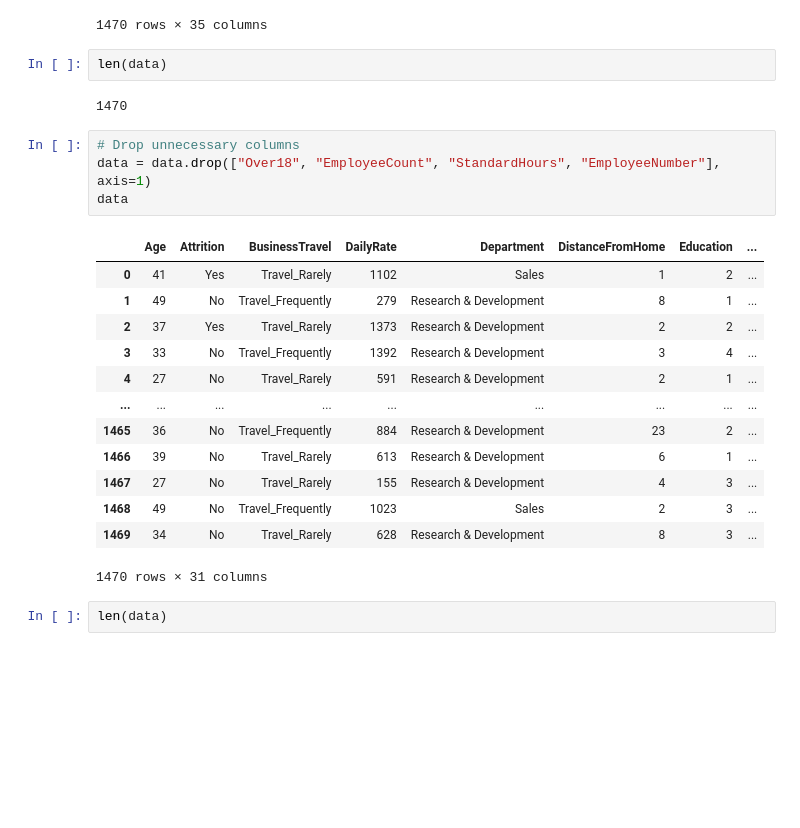
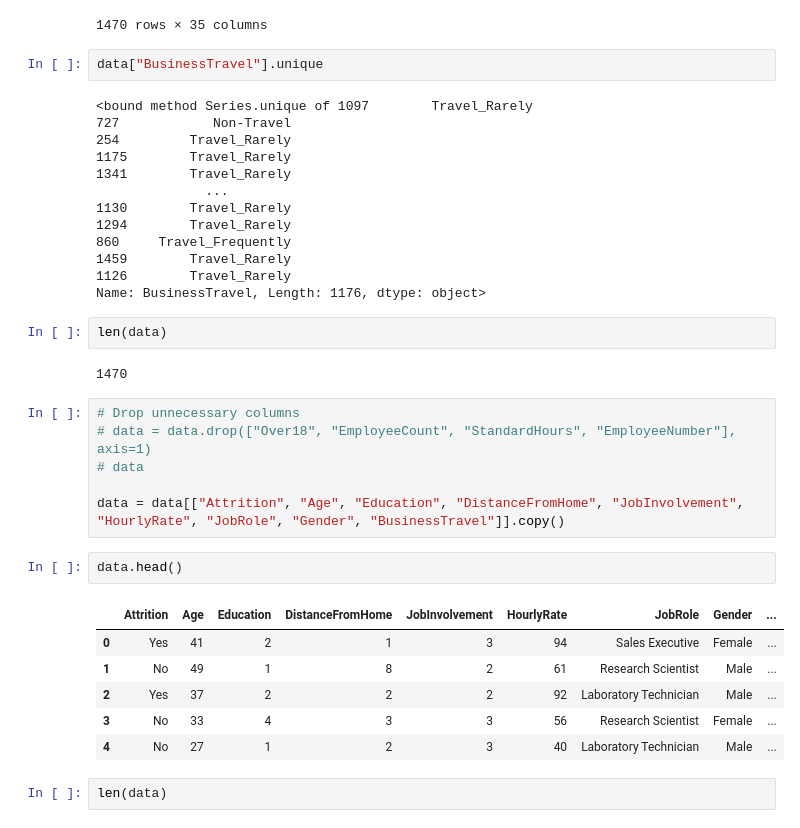
Before and after one commit to SanabuW/attrition_ML, a Jupyter notebook: ml_models/prediction_model3.ipynb, the cells around one changed output. Drawn from its saved outputs; the diff is of its cells as text; blank space fills up the shorter version.

```diff
--- a/ml_models/prediction_model3.ipynb
+++ b/ml_models/prediction_model3.ipynb
@@ -34,28 +34,40 @@ data
 | 1468 | 49 | No | Travel_Frequently | 1023 | Sales | 2 | 3 | ... |
 | 1469 | 34 | No | Travel_Rarely | 628 | Research & Development | 8 | 3 | ... |
 1470 rows × 35 columns
+# %%
+data["BusinessTravel"].unique
+# %% [output]
+<bound method Series.unique of 1097        Travel_Rarely
+727            Non-Travel
+254         Travel_Rarely
+1175        Travel_Rarely
+1341        Travel_Rarely
+              ...
+1130        Travel_Rarely
+1294        Travel_Rarely
+860     Travel_Frequently
+1459        Travel_Rarely
+1126        Travel_Rarely
+Name: BusinessTravel, Length: 1176, dtype: object>
 # %%
 len(data)
 # %% [output]
 1470
 # %%
 # Drop unnecessary columns
-data = data.drop(["Over18", "EmployeeCount", "StandardHours", "EmployeeNumber"], axis=1)
-data
+# data = data.drop(["Over18", "EmployeeCount", "StandardHours", "EmployeeNumber"], axis=1)
+# data
+
+data = data[["Attrition", "Age", "Education", "DistanceFromHome", "JobInvolvement", "HourlyRate", "JobRole", "Gender", "BusinessTravel"]].copy()
-# %% [output]
-|  | Age | Attrition | BusinessTravel | DailyRate | Department | DistanceFromHome | Education | ... |
-| 0 | 41 | Yes | Travel_Rarely | 1102 | Sales | 1 | 2 | ... |
-| 1 | 49 | No | Travel_Frequently | 279 | Research & Development | 8 | 1 | ... |
-| 2 | 37 | Yes | Travel_Rarely | 1373 | Research & Development | 2 | 2 | ... |
-| 3 | 33 | No | Travel_Frequently | 1392 | Research & Development | 3 | 4 | ... |
-| 4 | 27 | No | Travel_Rarely | 591 | Research & Development | 2 | 1 | ... |
-| ... | ... | ... | ... | ... | ... | ... | ... | ... |
-| 1465 | 36 | No | Travel_Frequently | 884 | Research & Development | 23 | 2 | ... |
-| 1466 | 39 | No | Travel_Rarely | 613 | Research & Development | 6 | 1 | ... |
-| 1467 | 27 | No | Travel_Rarely | 155 | Research & Development | 4 | 3 | ... |
-| 1468 | 49 | No | Travel_Frequently | 1023 | Sales | 2 | 3 | ... |
-| 1469 | 34 | No | Travel_Rarely | 628 | Research & Development | 8 | 3 | ... |
-1470 rows × 31 columns
+# %%
+data.head()
+# %% [output]
+|  | Attrition | Age | Education | DistanceFromHome | JobInvolvement | HourlyRate | JobRole | Gender | ... |
+| 0 | Yes | 41 | 2 | 1 | 3 | 94 | Sales Executive | Female | ... |
+| 1 | No | 49 | 1 | 8 | 2 | 61 | Research Scientist | Male | ... |
+| 2 | Yes | 37 | 2 | 2 | 2 | 92 | Laboratory Technician | Male | ... |
+| 3 | No | 33 | 4 | 3 | 3 | 56 | Research Scientist | Female | ... |
+| 4 | No | 27 | 1 | 2 | 3 | 40 | Laboratory Technician | Male | ... |
 # %%
 len(data)
 # %% [output]
```
Also changed, not shown: parts of 23 cells of this notebook, 4 other files.
